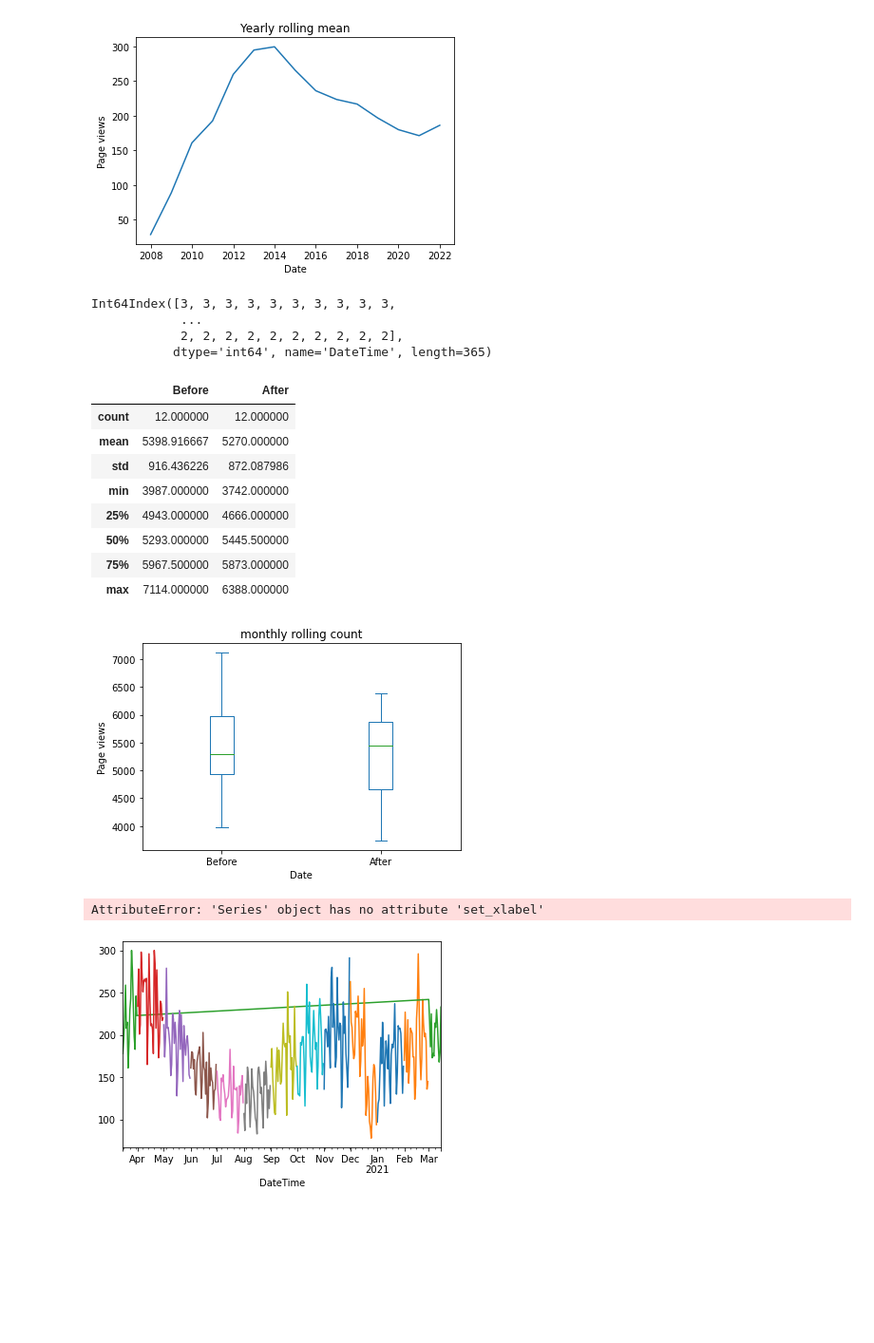
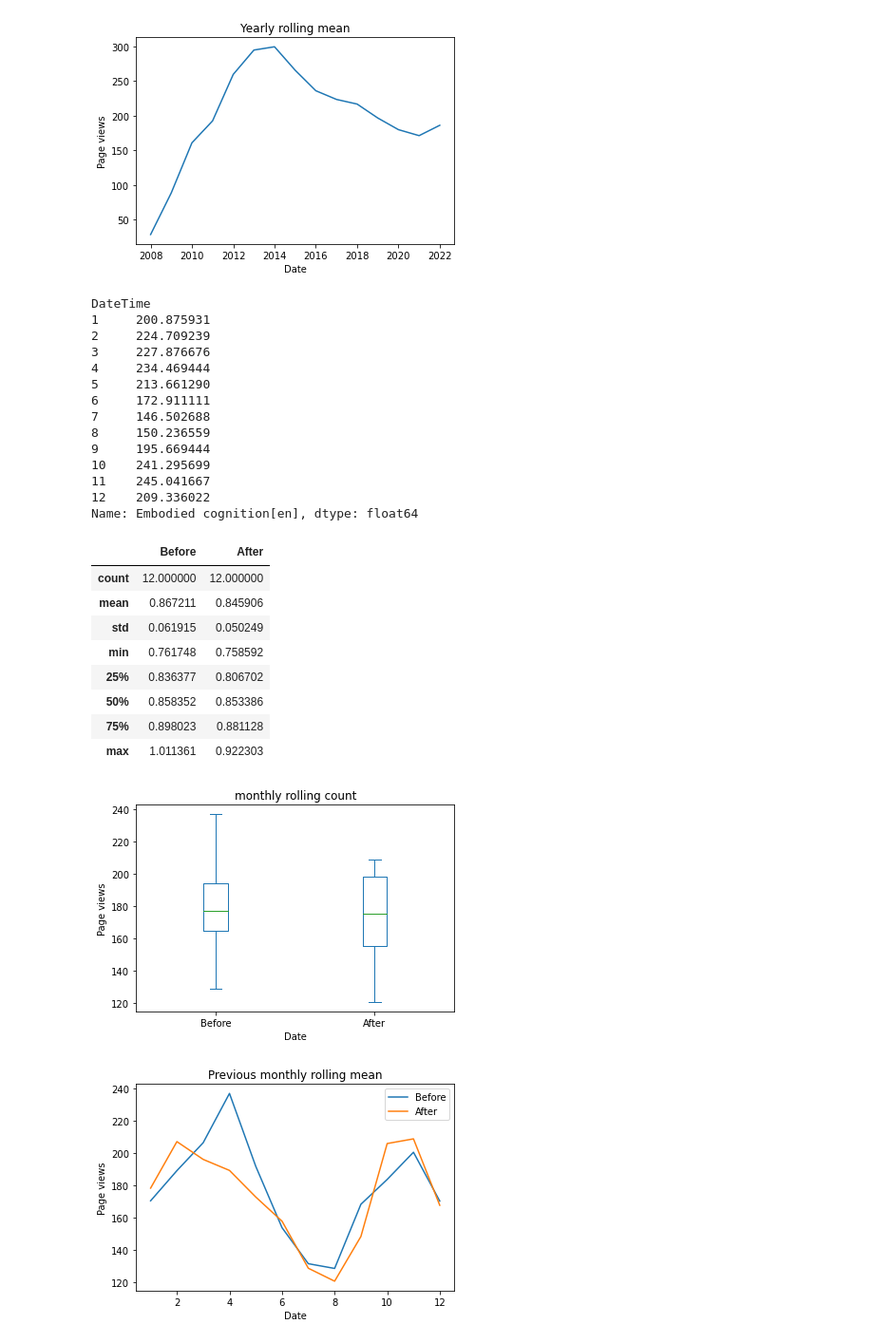
Before and after one commit to JohnMadrid/EC_env_images, a Jupyter notebook: page_visits_analysis.ipynb, the cells around one changed output. Shown at 95% size. Saved outputs shown, nothing was run; the diff lists cells and outputs as text; code cells hidden in the pictures; blank space fills up the shorter version.

Commit message:
mean averages normalized

```diff
--- a/page_visits_analysis.ipynb
+++ b/page_visits_analysis.ipynb
@@ -48,40 +58,66 @@ views_before_project = df['2020-03-01':'2021-02-28']
 views_during_project = df['2021-03-01':'2022-02-28']
 
 
+views_average_1 = df['2008-01-01':'2020-03-01']
+views_average_1_month = views_average_1.index.month
+
+
+views_average_1 = views_average_1['Embodied cognition[en]'].groupby(views_average_1_month).mean()
+
 # views_during_project
 views_before_project_month = views_before_project.index.month
 views_during_project_month = views_during_project.index.month
 
-views_during_project_month
+views_average_1
 # views_during_project.tail(50)
 #
 # %% [output]
-Int64Index([3, 3, 3, 3, 3, 3, 3, 3, 3, 3,
-            ...
-            2, 2, 2, 2, 2, 2, 2, 2, 2, 2],
-           dtype='int64', name='DateTime', length=365)
+DateTime
+1     200.875931
+2     224.709239
+3     227.876676
+4     234.469444
+5     213.661290
+6     172.911111
+7     146.502688
+8     150.236559
+9     195.669444
+10    241.295699
+11    245.041667
+12    209.336022
+Name: Embodied cognition[en], dtype: float64
 # %%
-views_during_project_mean = views_during_project['Embodied cognition[en]'].groupby(views_during_project_month).sum()
-views_before_project_mean = views_before_project['Embodied cognition[en]'].groupby(views_before_project_month).sum()
+views_during_project_mean = views_during_project['Embodied cognition[en]'].groupby(views_during_project_month).mean()
+views_before_project_mean = views_before_project['Embodied cognition[en]'].groupby(views_before_project_month).mean()
 views_cogsci_project_mean = views_during_project['Cognitive science[en]'].groupby(views_during_project_month).sum()
 
+mean_view_average_before = views_before_project_mean / views_average_1
+mean_view_average_after = views_during_project_mean / views_average_1
+
+# Without normalizing
 mean_view = pd.DataFrame()
-
 mean_view['Before'] = pd.DataFrame(views_before_project_mean)
 mean_view['After'] = pd.DataFrame(views_during_project_mean)
 # mean_view['CogSci'] = pd.DataFrame(views_cogsci_project_mean)
 # mean_view
-mean_view.describe()
+# mean_view.describe()
+
+# Normalizing the data
+mean_view_averaged = pd.DataFrame()
+mean_view_averaged['Before'] = pd.DataFrame(mean_view_average_before)
+mean_view_averaged['After'] = pd.DataFrame(mean_view_average_after)
+
+mean_view_averaged.describe()
 # %% [output]
 |  | Before | After |
 | count | 12.000000 | 12.000000 |
-| mean | 5398.916667 | 5270.000000 |
-| std | 916.436226 | 872.087986 |
-| min | 3987.000000 | 3742.000000 |
-| 25% | 4943.000000 | 4666.000000 |
-| 50% | 5293.000000 | 5445.500000 |
-| 75% | 5967.500000 | 5873.000000 |
-| max | 7114.000000 | 6388.000000 |
+| mean | 0.867211 | 0.845906 |
+| std | 0.061915 | 0.050249 |
+| min | 0.761748 | 0.758592 |
+| 25% | 0.836377 | 0.806702 |
+| 50% | 0.858352 | 0.853386 |
+| 75% | 0.898023 | 0.881128 |
+| max | 1.011361 | 0.922303 |
 # %%
 # fig, ax  = plt.subplots()
 
@@ -93,16 +129,15 @@ ax.set_title("monthly rolling count")
 
 plt.show()
 # %% [output]
-[figure, old version]
+[figure, new version]
 # %%
 views_before_project_mean = views_before_project['Embodied cognition[en]'].groupby(views_before_project_month)
 
-ax = views_before_project_mean.plot()
+ax = mean_view.plot()
 ax.set_xlabel("Date")
 ax.set_ylabel("Page views")
 ax.set_title("Previous monthly rolling mean")
 
 plt.show()
 # %% [output]
-AttributeError: 'Series' object has no attribute 'set_xlabel'
-[figure, old version]
+[figure, new version]
```
Also changed, not shown: parts of 2 cells of this notebook.
